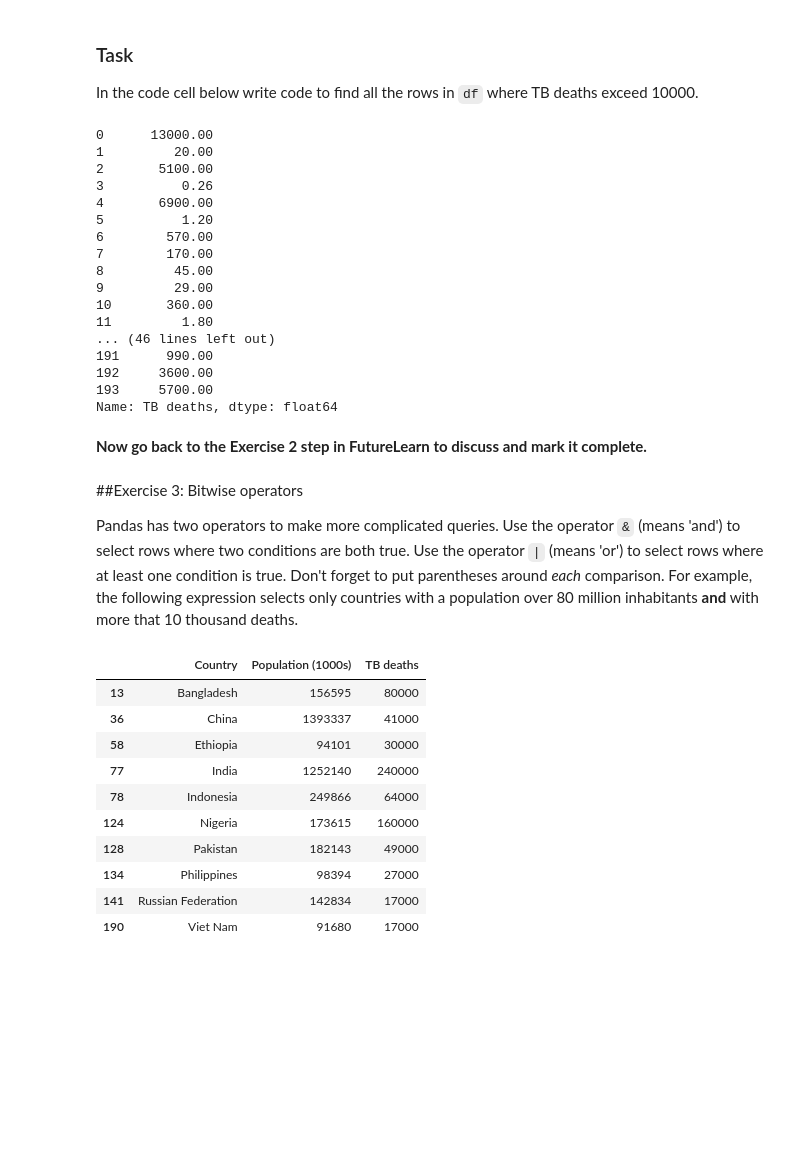
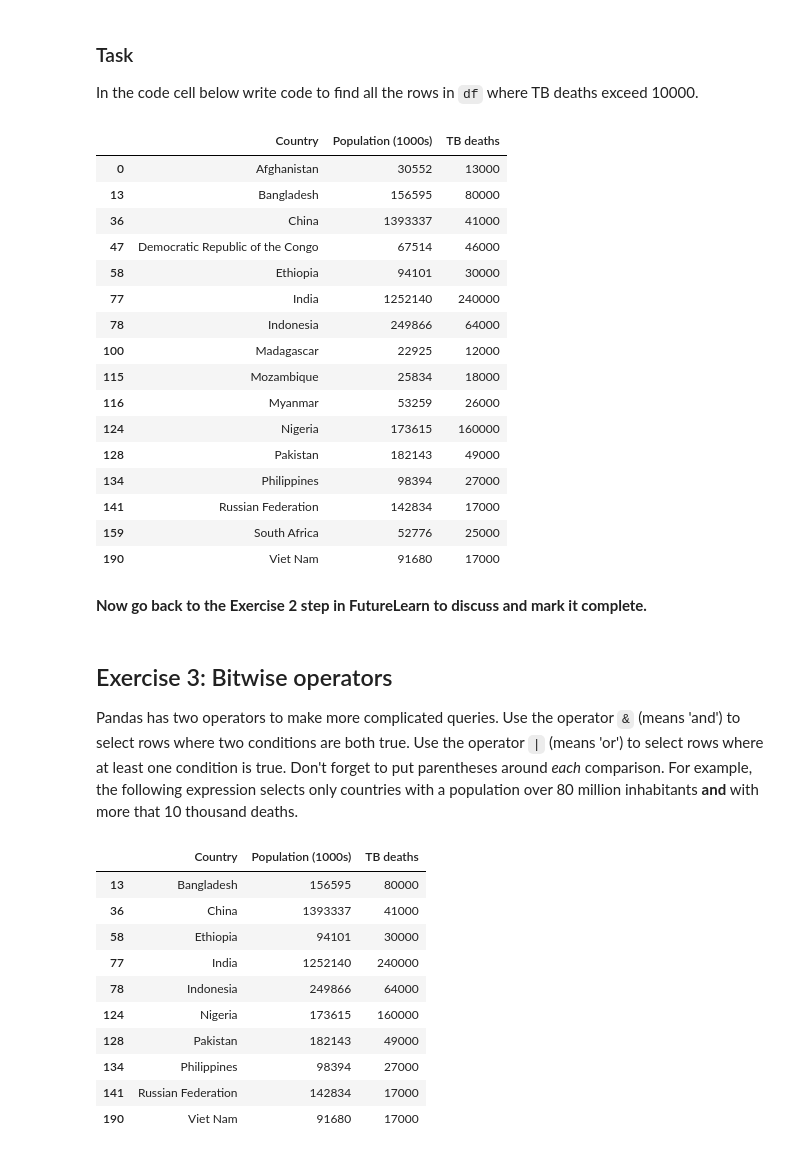
Before and after one commit to mrchrisadams/future-learn-learn-to-code, a Jupyter notebook: Week_2_exercise_notebook.ipynb, the cells around one changed output. Drawn from its saved outputs; the diff is of its cells as text; code cells hidden in the pictures; blank space fills up the shorter version.

Commit message:
Add the new bits of data for exercise 2

```diff
--- a/Week_2_exercise_notebook.ipynb
+++ b/Week_2_exercise_notebook.ipynb
@@ -182,29 +182,29 @@ df[df['Population (1000s)'] > 800000]
 ### Task
 In the code cell below write code to find all the rows in <code>df</code> where TB deaths exceed 10000.
 # %%
-df['TB deaths']
+df[df['TB deaths'] > 10000]
 # %% [output]
-0      13000.00
-1         20.00
-2       5100.00
-3          0.26
-4       6900.00
-5          1.20
-6        570.00
-7        170.00
-8         45.00
-9         29.00
-10       360.00
-11         1.80
-... (46 lines left out)
-191      990.00
-192     3600.00
-193     5700.00
-Name: TB deaths, dtype: float64
+|  | Country | Population (1000s) | TB deaths |
+| 0 | Afghanistan | 30552 | 13000 |
+| 13 | Bangladesh | 156595 | 80000 |
+| 36 | China | 1393337 | 41000 |
+| 47 | Democratic Republic of the Congo | 67514 | 46000 |
+| 58 | Ethiopia | 94101 | 30000 |
+| 77 | India | 1252140 | 240000 |
+| 78 | Indonesia | 249866 | 64000 |
+| 100 | Madagascar | 22925 | 12000 |
+| 115 | Mozambique | 25834 | 18000 |
+| 116 | Myanmar | 53259 | 26000 |
+| 124 | Nigeria | 173615 | 160000 |
+| 128 | Pakistan | 182143 | 49000 |
+| 134 | Philippines | 98394 | 27000 |
+| 141 | Russian Federation | 142834 | 17000 |
+| 159 | South Africa | 52776 | 25000 |
+| 190 | Viet Nam | 91680 | 17000 |
 # %% [markdown]
 **Now go back to the Exercise 2 step in FutureLearn to discuss and mark it complete.**
 # %% [markdown]
-##Exercise 3: Bitwise operators
+## Exercise 3: Bitwise operators
 
 Pandas has two operators to make more complicated queries. Use the operator `&` (means 'and') to select rows where two conditions are both true. Use the operator `|` (means 'or') to select rows where at least one condition is true. Don't forget to put parentheses around _each_ comparison. For example, the following expression selects only countries with a population over 80 million inhabitants **and** with more that 10 thousand deaths.
 # %%
```
Also changed, not shown: parts of 3 cells of this notebook, 1 other file.
